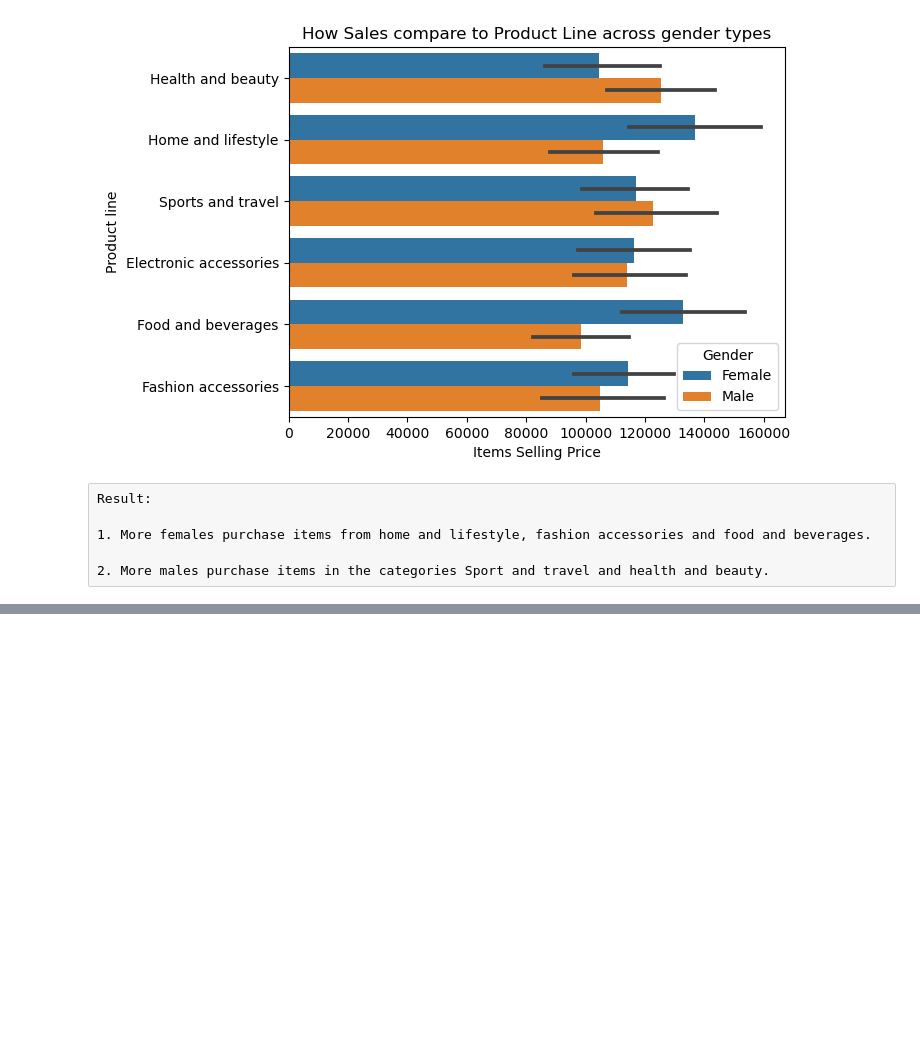
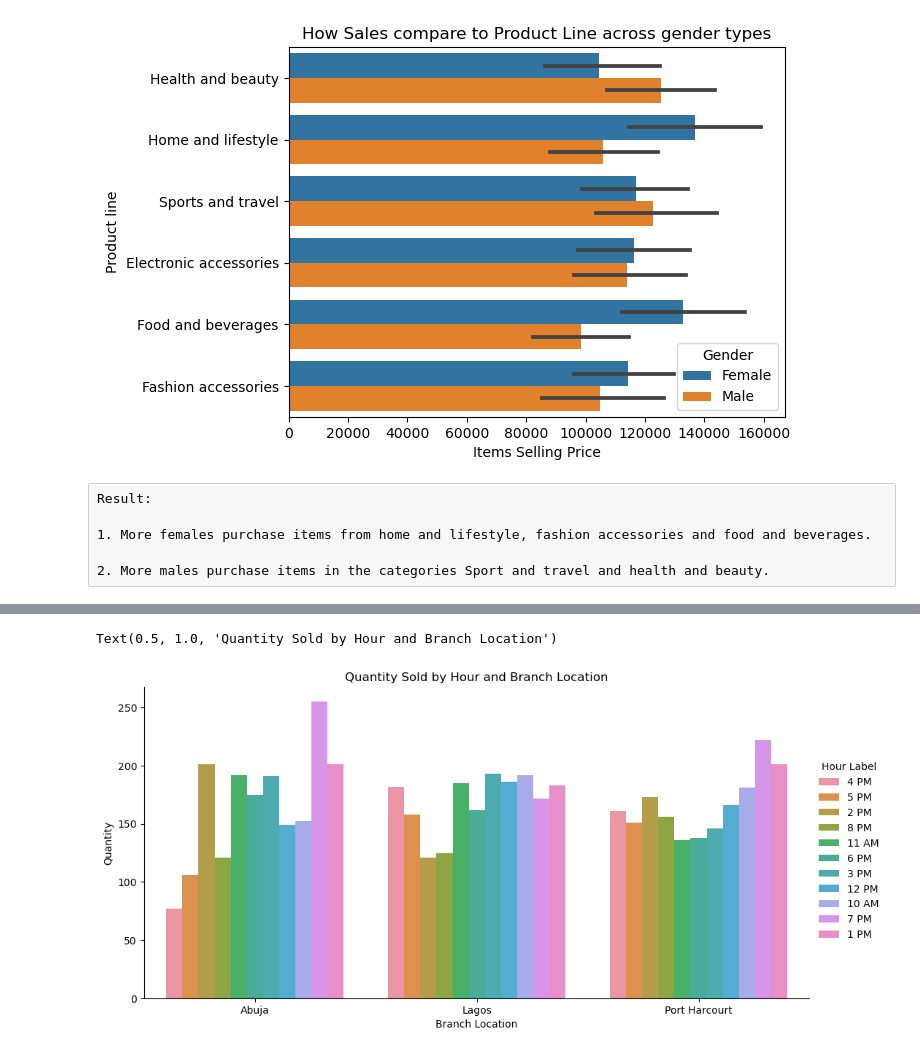
Before and after one commit to Abednego-py/SuperMarket-Data-Analysis, a Jupyter notebook: Supermarket Market Data Analysis.ipynb, the cells around one changed output, grey strips where cells are left out. Drawn from its saved outputs; the diff is of its cells as text; code cells hidden in the pictures; blank space fills up the shorter version.

```diff
--- a/Supermarket Market Data Analysis.ipynb
+++ b/Supermarket Market Data Analysis.ipynb
@@ -671,0 +674,2 @@ Result:
+# %%
+comb_df['Hour'] = comb_df['DateTime'].dt.hour
@@ -671,0 +694,9 @@ Result:
+# %%
+hour_mapping = {
+    0: "12 AM", 1: "1 AM", 2: "2 AM", 3: "3 AM", 4: "4 AM", 5: "5 AM", 6: "6 AM", 7: "7 AM", 8: "8 AM", 9: "9 AM", 10: "10 AM", 11: "11 AM",
+    12: "12 PM", 13: "1 PM", 14: "2 PM", 15: "3 PM", 16: "4 PM", 17: "5 PM", 18: "6 PM", 19: "7 PM", 20: "8 PM", 21: "9 PM", 22: "10 PM", 23: "11 PM"
+}
+
+df_sales_by_hr.index = df_sales_by_hr.index.map(hour_mapping)
+
+df_sales_by_hr
@@ -671,0 +721,8 @@ Result:
+# %%
+
+
+comb_df['Hour Label'] = comb_df['Hour'].map(hour_mapping)
+
+agg_data = comb_df.groupby(['Hour Label', 'Branch Location'], as_index=False)['Quantity'].sum()
+
+agg_data.head()
@@ -671,0 +736,6 @@ Result:
+# %%
+sb.catplot(x='Branch Location', y='Quantity', hue='Hour Label', kind='bar', data=agg_data.sort_values(by='Quantity'), height=5, aspect=2)
+plt.title('Quantity Sold by Hour and Branch Location')
+# %% [output]
+Text(0.5, 1.0, 'Quantity Sold by Hour and Branch Location')
+[figure, added]
```
Also changed, not shown: parts of 9 cells of this notebook, 1 other file.
